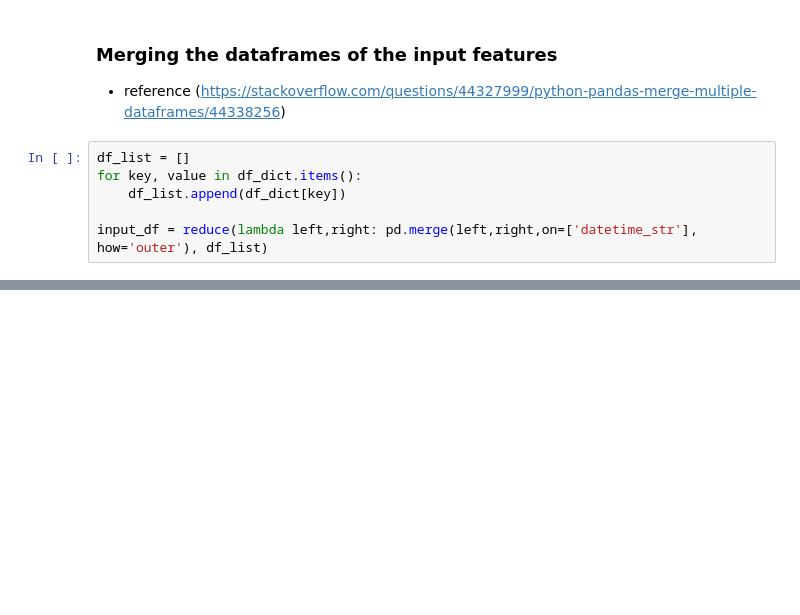
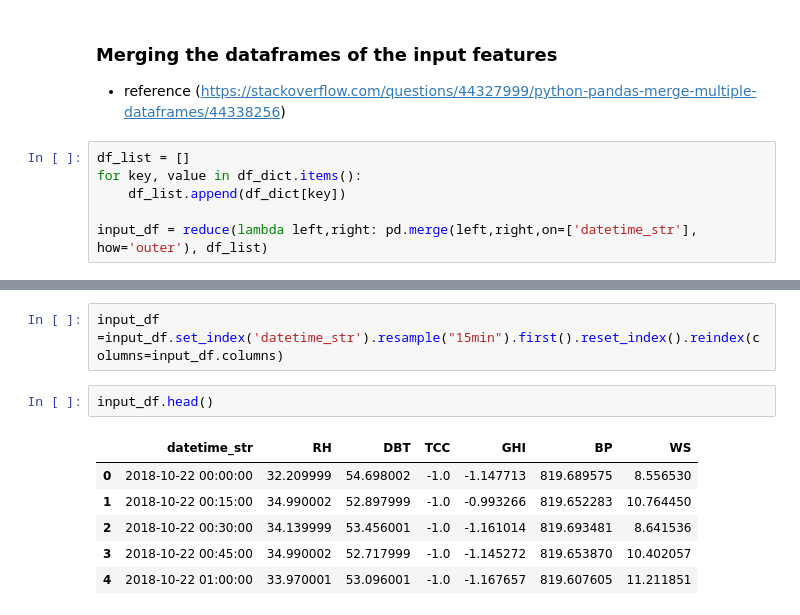
Before and after one commit to NREL/Wattile, a Jupyter notebook: pulling_in_energy_data.ipynb, the cells around one changed output, grey strips where cells are left out. Cells and saved outputs as stored; diff of their text form; blank space fills up the shorter version.

Commit message:
input features resampled to 15-min

```diff
--- a/pulling_in_energy_data.ipynb
+++ b/pulling_in_energy_data.ipynb
@@ -229,3 +238,14 @@ input_df
 | 7197 | 2018-10-26 23:58:00 | 31.629999 | 55.040001 | -1.0 | -1.264921 | 818.569214 | 11.744257 |
 | 7198 | 2018-10-26 23:59:00 | 31.370001 | 55.076000 | -1.0 | -1.272429 | 818.525024 | 13.701633 |
 7199 rows × 7 columns
+# %%
+input_df =input_df.set_index('datetime_str').resample("15min").first().reset_index().reindex(columns=input_df.columns)
+# %%
+input_df.head()
+# %% [output]
+|  | datetime_str | RH | DBT | TCC | GHI | BP | WS |
+| 0 | 2018-10-22 00:00:00 | 32.209999 | 54.698002 | -1.0 | -1.147713 | 819.689575 | 8.556530 |
+| 1 | 2018-10-22 00:15:00 | 34.990002 | 52.897999 | -1.0 | -0.993266 | 819.652283 | 10.764450 |
+| 2 | 2018-10-22 00:30:00 | 34.139999 | 53.456001 | -1.0 | -1.161014 | 819.693481 | 8.641536 |
+| 3 | 2018-10-22 00:45:00 | 34.990002 | 52.717999 | -1.0 | -1.145272 | 819.653870 | 10.402057 |
+| 4 | 2018-10-22 01:00:00 | 33.970001 | 53.096001 | -1.0 | -1.167657 | 819.607605 | 11.211851 |
```
Also changed, not shown: parts of 3 cells of this notebook.
